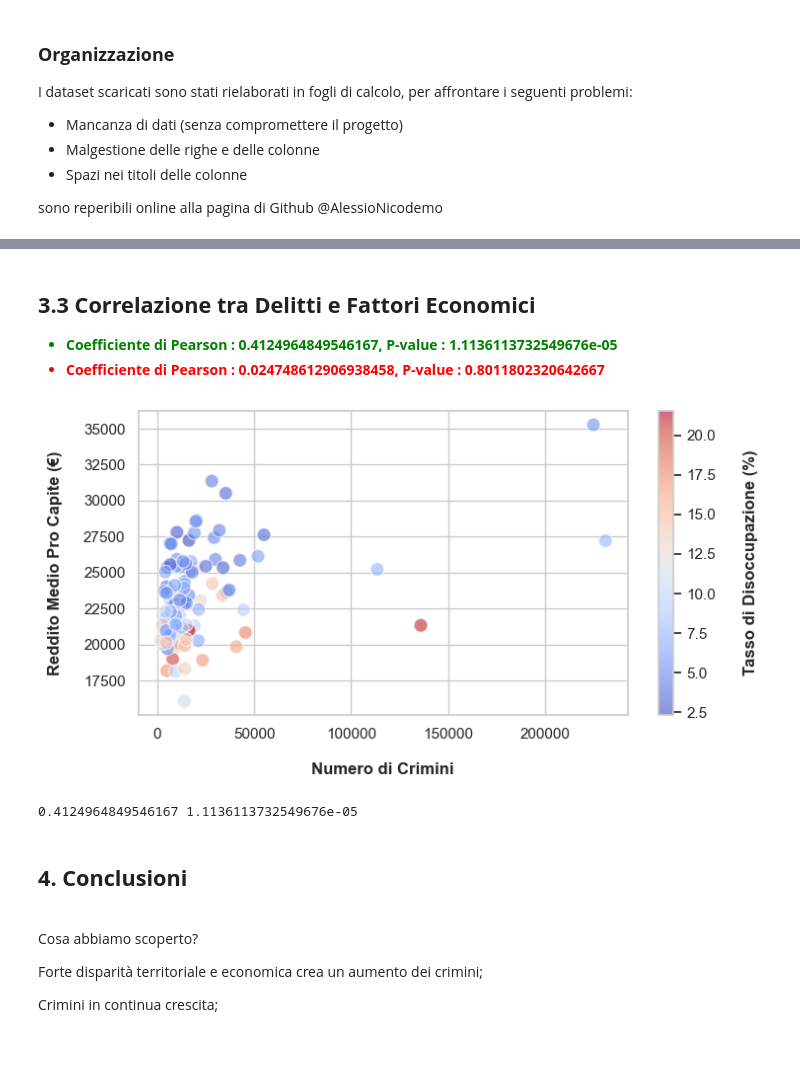
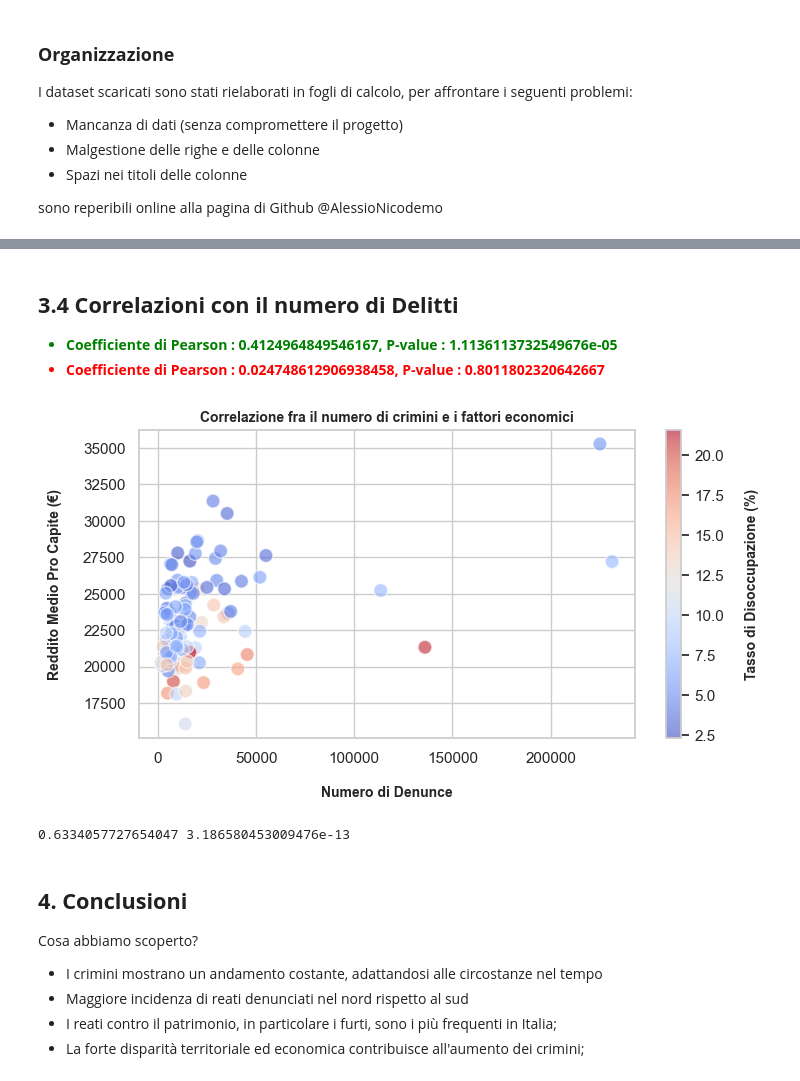
Before and after one commit to AlessioNicodemo/DelittiDenunciatiInItalia, a Jupyter notebook: CriminiInItalia.ipynb, the cells around one changed output, grey strips where cells are left out. Cells and saved outputs as stored; diff of their text form; code cells hidden in the pictures; blank space fills up the shorter version.

```diff
--- a/CriminiInItalia.ipynb
+++ b/CriminiInItalia.ipynb
@@ -439,5 +802,5 @@ plt.show()
 # %% [markdown]
-<h2><strong>3.3 Correlazione tra Delitti e Fattori Economici</strong></h2>
+<h2><strong>3.4 Correlazioni con il numero di Delitti</strong></h2>
 <ul>
         <li style="color: green; font-weight: bold;">Coefficiente di Pearson : 0.4124964849546167, P-value : 1.1136113732549676e-05</li>
         <li style="color: red; font-weight: bold;">Coefficiente di Pearson : 0.024748612906938458, P-value : 0.8011802320642667</li>
@@ -459,46 +822,50 @@ df_delitti = pd.read_excel('Dataset/DelittiDenunciati_2022.xlsx', 'DenunceProvin
 # rimuove le righe o colonne che contengono valori mancanti (NaN)
 df_popolazione.dropna(inplace = True)
 df_delitti.dropna(inplace = True)
 
 # unisce i due dataframe
 df_province = pd.merge(df_popolazione, df_delitti)
 
 # imposta il tema di Seaborn
 sns.set(style = "whitegrid")
 
 # crea il grafico a bolle
 plt.figure(figsize = (8, 4))
 scatter = plt.scatter(
     df_province['Totale Generale Delitti'],  # x
     df_province['Reddito'],  # y
     s = 100,  # dimensione delle bolle
     alpha = 0.6,
     edgecolors = "w",  # colore del bordo delle bolle
     cmap = 'coolwarm',  # colore delle bolle
     c = df_province['Disoccupazione']  # colore in base al tasso di disoccupazione
 )
 
 # aggiunge etichette e titolo
-plt.xlabel('Numero di Crimini', labelpad = 15, fontweight = 'bold')
-plt.ylabel('Reddito Medio Pro Capite (€)', labelpad = 15, fontweight = 'bold')
+plt.title('Correlazione fra il numero di crimini e i fattori economici', fontsize=10, fontweight = 'bold')
+plt.xlabel('Numero di Denunce', labelpad = 15, fontsize=10, fontweight = 'bold')
+plt.ylabel('Reddito Medio Pro Capite (€)', labelpad = 15, fontsize=10, fontweight = 'bold')
 
 # aggiunge la barra del colore per il tasso di disoccupazione
 cbar = plt.colorbar(scatter)
-cbar.set_label('Tasso di Disoccupazione (%)', labelpad = 20, fontweight = 'bold')
+cbar.set_label('Tasso di Disoccupazione (%)', labelpad = 15, fontsize=10, fontweight = 'bold')
 
 # mostra il grafico
 plt.show()
 # %% [output]
-[figure, old version]
+[figure, new version]
 # %%
 # calcolo del coefficiente di correlazione
-r, p = stats.pearsonr(df_province['Reddito'], df_province['Totale Generale Delitti'])
+r, p = stats.pearsonr(df_province['Densita'], df_province['Totale Generale Delitti'])
 print(r, p)
 # %% [output]
-0.4124964849546167 1.1136113732549676e-05
+0.6334057727654047 3.186580453009476e-13
 # %% [markdown]
 <h2><strong>4. Conclusioni</strong></h2>
-<br>
 <p> Cosa abbiamo scoperto?</p>
-<p>Forte disparità territoriale e economica crea un aumento dei crimini;</p>
-<p>Crimini in continua crescita;</p>
+<ul>
+    <li>I crimini mostrano un andamento costante, adattandosi alle circostanze nel tempo</li>
+    <li>Maggiore incidenza di reati denunciati nel nord rispetto al sud</li>
+    <li>I reati contro il patrimonio, in particolare i furti, sono i più frequenti in Italia;</li>
+    <li>La forte disparità territoriale ed economica contribuisce all'aumento dei crimini;</li>
+</ul>
```
Also changed, not shown: parts of 29 cells of this notebook, 1 other file.
